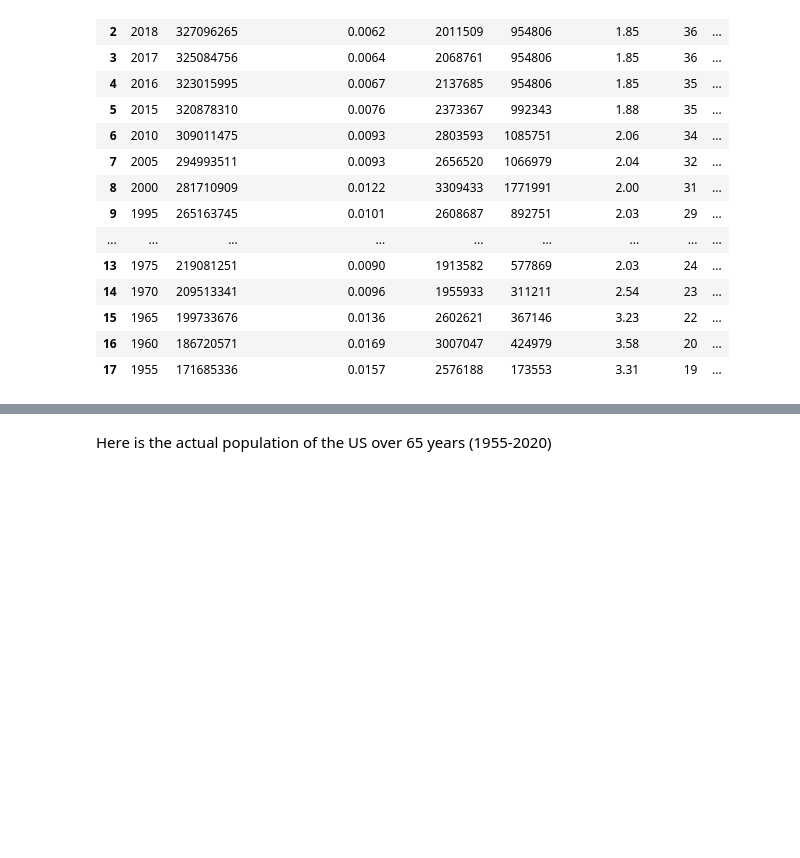
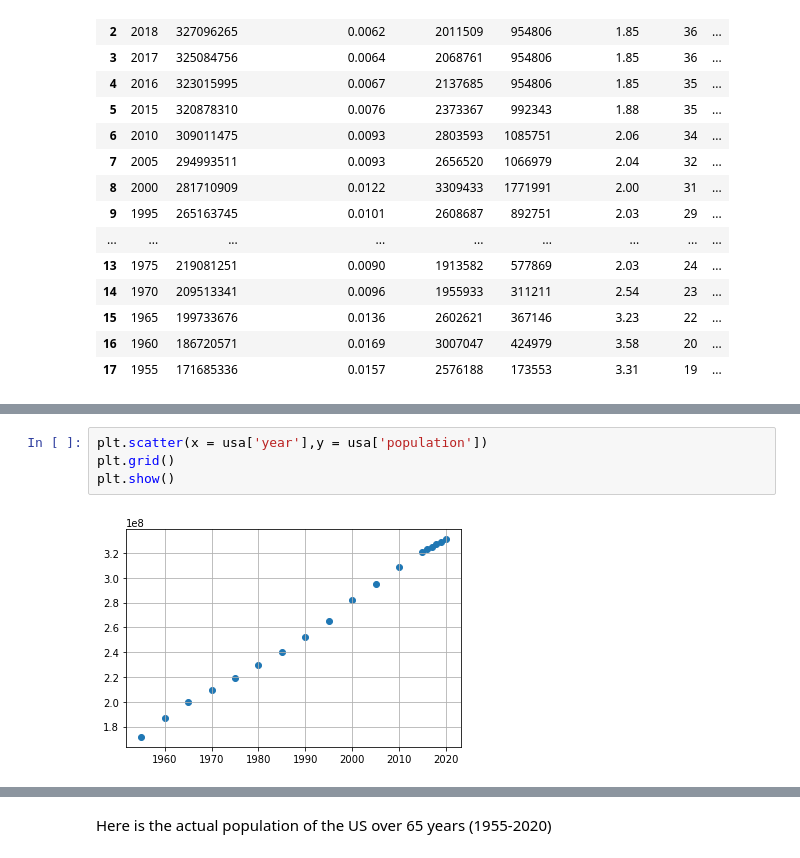
Before and after one commit to aniessaterps/CMSE-202-project, a Jupyter notebook: CMSE202_FinalProject.ipynb, the cells around one changed output, grey strips where cells are left out. Cells and saved outputs as stored; diff of their text form; blank space fills up the shorter version.

```diff
--- a/CMSE202_FinalProject.ipynb
+++ b/CMSE202_FinalProject.ipynb
@@ -44,0 +72,6 @@ usa
+# %%
+plt.scatter(x = usa['year'],y = usa['population'])
+plt.grid()
+plt.show()
+# %% [output]
+[figure, added]
```
Also changed, not shown: parts of 11 cells of this notebook.
